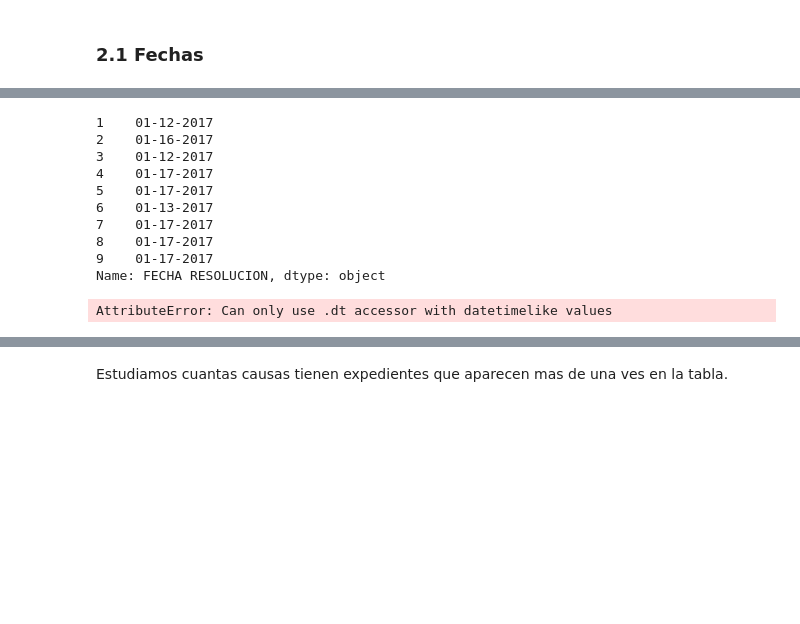
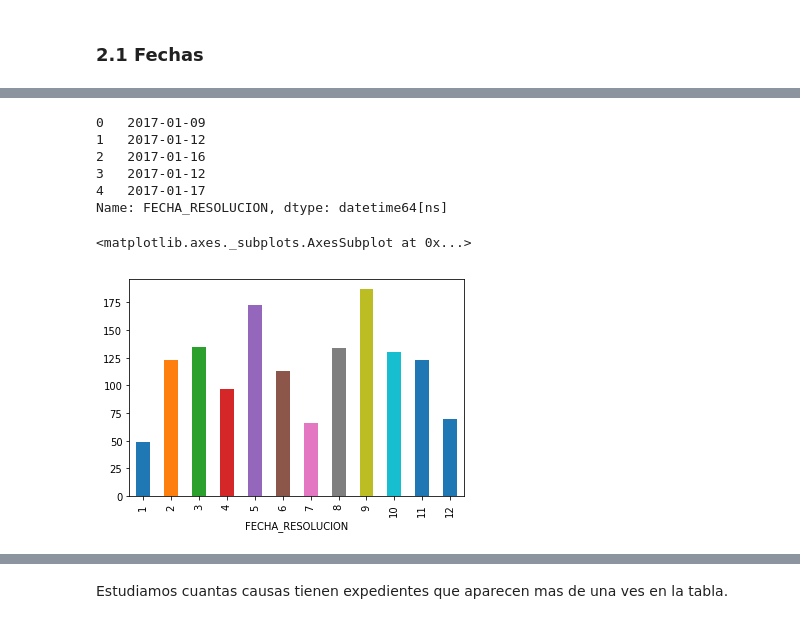
Before and after one commit to carlosgim/jusdata_violencia_de_genero, a Jupyter notebook: notebooks/EDA_Juzgado_10.ipynb, the cells around one changed output, grey strips where cells are left out. Saved outputs shown, nothing was run; the diff lists cells and outputs as text; code cells hidden in the pictures; blank space fills up the shorter version.

```diff
--- a/notebooks/EDA_Juzgado_10.ipynb
+++ b/notebooks/EDA_Juzgado_10.ipynb
@@ -76,13 +119,2 @@ Name: FECHA RESOLUCION, Length: 561, dtype: object
 # %%
-df_xlsx['FECHA RESOLUCION'][1:10].apply(lambda x: datetime.strptime(x, '%d_%m_%Y').strftime('%m-%d-%Y'))
+df_xlsx['FECHA_RESOLUCION']=df_xlsx['FECHA_RESOLUCION'].apply(lambda x: datetime.strptime(x, '%d_%m_%Y').strftime('%m-%d-%Y'))
-# %% [output]
-1    01-12-2017
-2    01-16-2017
-3    01-12-2017
-4    01-17-2017
-5    01-17-2017
-6    01-13-2017
-7    01-17-2017
-8    01-17-2017
-9    01-17-2017
-Name: FECHA RESOLUCION, dtype: object
@@ -91,5 +123,15 @@ Name: FECHA RESOLUCION, dtype: object
+# %%
+df_xlsx['FECHA_RESOLUCION'].head()
+# %% [output]
+0   2017-01-09
+1   2017-01-12
+2   2017-01-16
+3   2017-01-12
+4   2017-01-17
+Name: FECHA_RESOLUCION, dtype: datetime64[ns]
 # %%
-df_xlsx['FECHA RESOLUCION'].groupby(df_xlsx['FECHA RESOLUCION'].dt.month).count().plot(kind="bar")
+df_xlsx['FECHA_RESOLUCION'].groupby(df_xlsx['FECHA_RESOLUCION'].dt.month).count().plot(kind="bar")
 # %% [output]
-AttributeError: Can only use .dt accessor with datetimelike values
+<matplotlib.axes._subplots.AxesSubplot at 0x...>
+[figure, added]
 # %%
```
Also changed, not shown: parts of 27 cells of this notebook.
